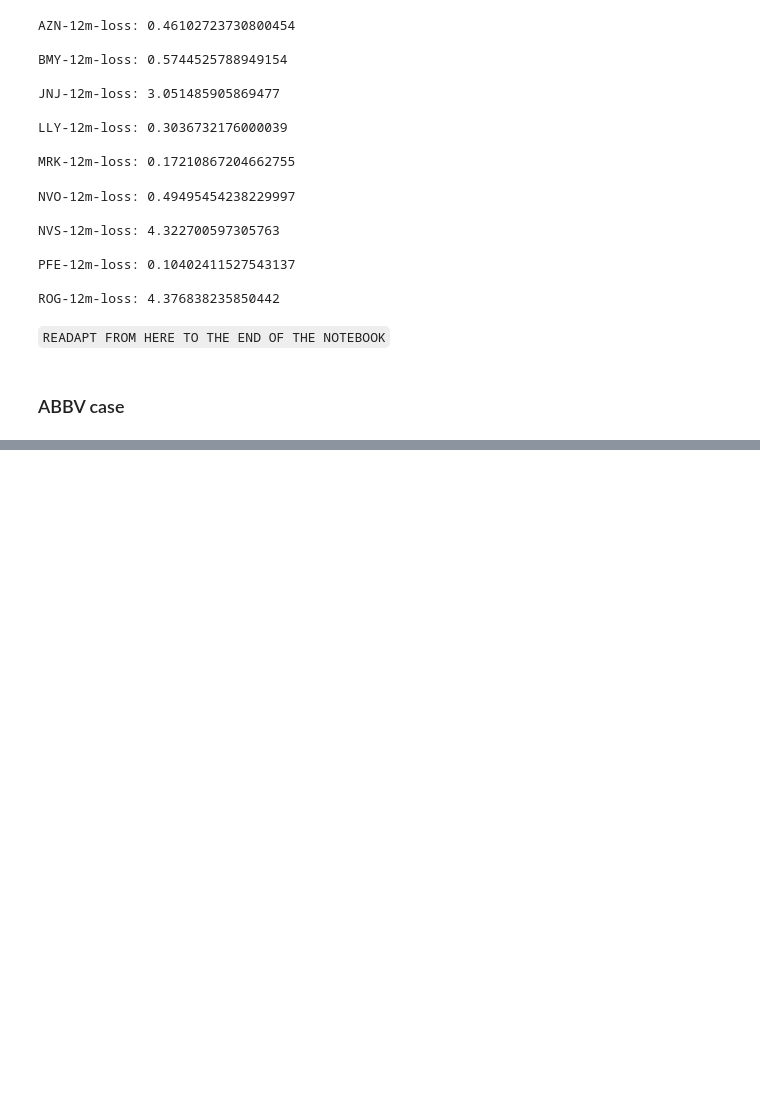
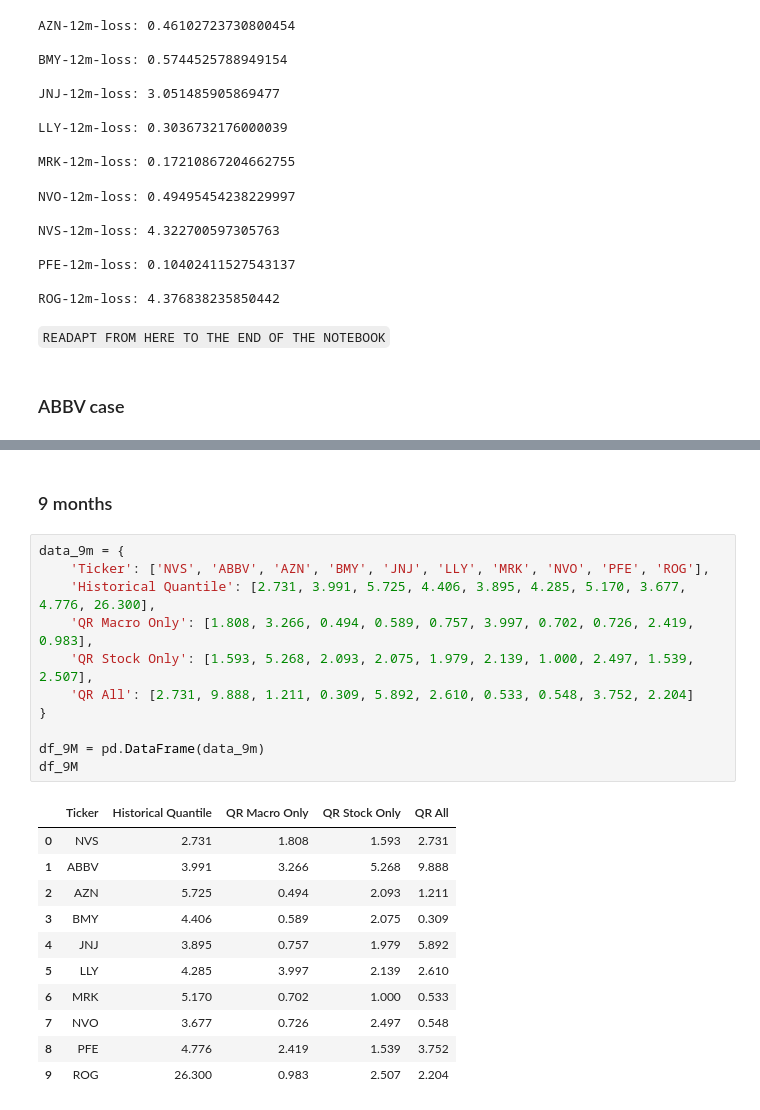
Before and after one commit to TobiPfeiffersGitHub/BSExNovartis_Thesis, a Jupyter notebook: ModelEvaluation/QR_rolling.ipynb, the cells around one changed output, grey strips where cells are left out. Drawn from its saved outputs; the diff is of its cells as text; blank space fills up the shorter version.

```diff
--- a/ModelEvaluation/QR_rolling.ipynb
+++ b/ModelEvaluation/QR_rolling.ipynb
@@ -959,0 +1043,25 @@ df_12M['diff'].sum()
+# %% [markdown]
+### 9 months
+# %%
+data_9m = {
+    'Ticker': ['NVS', 'ABBV', 'AZN', 'BMY', 'JNJ', 'LLY', 'MRK', 'NVO', 'PFE', 'ROG'],
+    'Historical Quantile': [2.731, 3.991, 5.725, 4.406, 3.895, 4.285, 5.170, 3.677, 4.776, 26.300],
+    'QR Macro Only': [1.808, 3.266, 0.494, 0.589, 0.757, 3.997, 0.702, 0.726, 2.419, 0.983],
+    'QR Stock Only': [1.593, 5.268, 2.093, 2.075, 1.979, 2.139, 1.000, 2.497, 1.539, 2.507],
+    'QR All': [2.731, 9.888, 1.211, 0.309, 5.892, 2.610, 0.533, 0.548, 3.752, 2.204]
+}
+
+df_9M = pd.DataFrame(data_9m)
+df_9M
+# %% [output]
+|  | Ticker | Historical Quantile | QR Macro Only | QR Stock Only | QR All |
+| 0 | NVS | 2.731 | 1.808 | 1.593 | 2.731 |
+| 1 | ABBV | 3.991 | 3.266 | 5.268 | 9.888 |
+| 2 | AZN | 5.725 | 0.494 | 2.093 | 1.211 |
+| 3 | BMY | 4.406 | 0.589 | 2.075 | 0.309 |
+| 4 | JNJ | 3.895 | 0.757 | 1.979 | 5.892 |
+| 5 | LLY | 4.285 | 3.997 | 2.139 | 2.610 |
+| 6 | MRK | 5.170 | 0.702 | 1.000 | 0.533 |
+| 7 | NVO | 3.677 | 0.726 | 2.497 | 0.548 |
+| 8 | PFE | 4.776 | 2.419 | 1.539 | 3.752 |
+| 9 | ROG | 26.300 | 0.983 | 2.507 | 2.204 |
```
Also changed, not shown: parts of 57 cells of this notebook.
